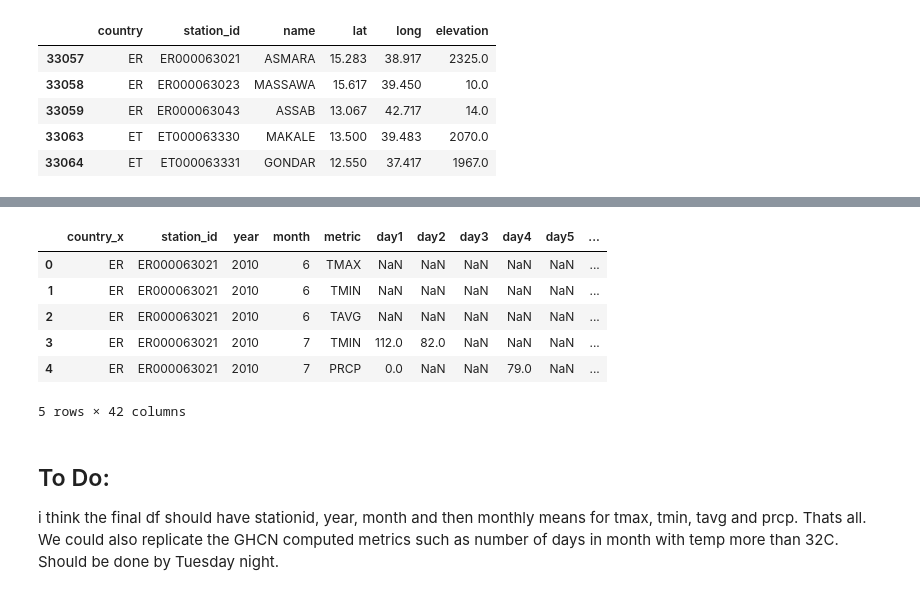
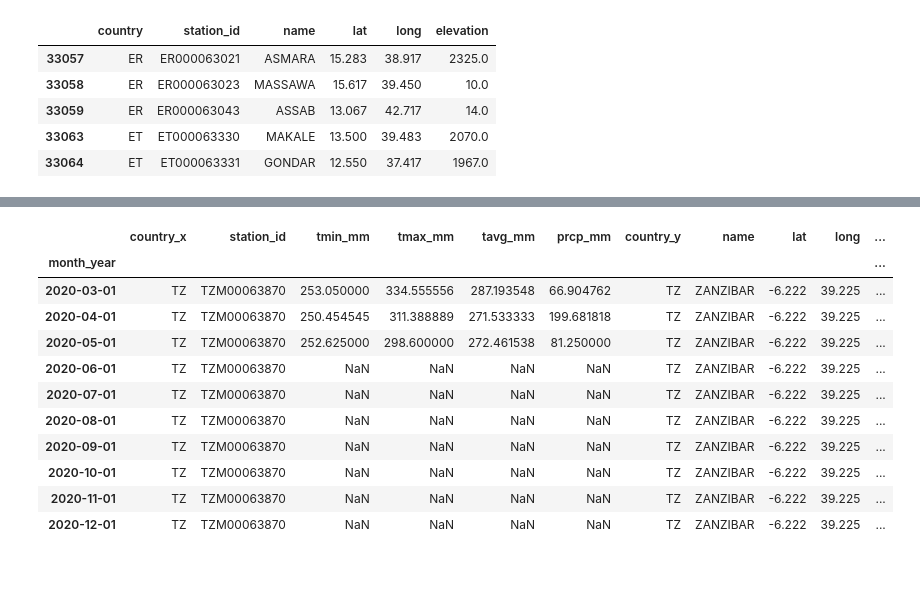
Before and after one commit to mrmauer/predicting_hunger, a Jupyter notebook: weather/Weather Data.ipynb, the cells around one changed output, grey strips where cells are left out. Drawn from its saved outputs; the diff is of its cells as text; code cells hidden in the pictures.

```diff
--- a/weather/Weather Data.ipynb
+++ b/weather/Weather Data.ipynb
@@ -92,9 +92,12 @@ wdf.head()
 | 4 | ER | ER000063021 | 1943 | 05 | TMAX | 230.0 | 220.0 | 220.0 | 190.0 | 230.0 | ... | ... |
 5 rows × 36 columns
 # %%
-# Convert the year and month to datetime and then keep only the post 2008 data.
+# Convert the year and month to datetime and then keep only the post 2008 data. Assign NaNs and compute monthly means.
 wdf['year'] = pd.to_datetime(wdf['year'], format='%Y').dt.year
 wdf['month'] = pd.to_datetime(wdf['month'], format='%m').dt.month
 wdf2008 = wdf[wdf['year']>2008]
-wdf2008.head()
+wdf2008.replace(-9999.0, np.NaN, inplace = True)
+wdf2008["mm_mean"] = wdf2008.iloc[:,4:36].mean(1)
+wdf2008 = wdf2008[wdf2008['metric']!='SNWD']
+wdf2008
 # %% [output]
@@ -183,18 +251,31 @@ stations_geodata.head()
+# %%
+list_of_stations = wdf2008.station_id.unique()
+
+# wdf2008.replace(-9999.0, np.NaN, inplace = True)
+# wdf2008["mm_mean"] = wdf2008.iloc[:,4:36].mean(1)
+
+list_of_transformed_dfs = []
+
+for station in list_of_stations:
+    list_of_transformed_dfs.append(transform_data(wdf2008[wdf2008['station_id']==station], station))
+# %%
+wdf2008transformed = pd.concat(list_of_transformed_dfs)
+wdf2008transformed.reset_index(inplace=True)
 # %%
 # Stations geodata is merged with the weather data based on station id. Then we replace -9999 with NaN and
 # add another column for montly metric means.
-wdf2008merged = wdf2008.merge(stations_geodata, how="left", on="station_id")
-wdf2008merged.replace(-9999.0, np.NaN, inplace = True)
-wdf2008merged["mm_mean"] = wdf2008merged.iloc[:,4:36].mean(1)
-wdf2008merged.head()
+wdf2008merged = wdf2008transformed.merge(stations_geodata, how="left", on="station_id").set_index('month_year')
+wdf2008merged.tail(10)
 # %% [output]
-|  | country_x | station_id | year | month | metric | day1 | day2 | day3 | day4 | day5 | ... |
-| 0 | ER | ER000063021 | 2010 | 6 | TMAX | NaN | NaN | NaN | NaN | NaN | ... |
-| 1 | ER | ER000063021 | 2010 | 6 | TMIN | NaN | NaN | NaN | NaN | NaN | ... |
-| 2 | ER | ER000063021 | 2010 | 6 | TAVG | NaN | NaN | NaN | NaN | NaN | ... |
-| 3 | ER | ER000063021 | 2010 | 7 | TMIN | 112.0 | 82.0 | NaN | NaN | NaN | ... |
-| 4 | ER | ER000063021 | 2010 | 7 | PRCP | 0.0 | NaN | NaN | 79.0 | NaN | ... |
+|  | country_x | station_id | tmin_mm | tmax_mm | tavg_mm | prcp_mm | country_y | name | lat | long | ... |
+| month_year |  |  |  |  |  |  |  |  |  |  | ... |
+| 2020-03-01 | TZ | TZM00063870 | 253.050000 | 334.555556 | 287.193548 | 66.904762 | TZ | ZANZIBAR | -6.222 | 39.225 | ... |
+| 2020-04-01 | TZ | TZM00063870 | 250.454545 | 311.388889 | 271.533333 | 199.681818 | TZ | ZANZIBAR | -6.222 | 39.225 | ... |
+| 2020-05-01 | TZ | TZM00063870 | 252.625000 | 298.600000 | 272.461538 | 81.250000 | TZ | ZANZIBAR | -6.222 | 39.225 | ... |
+| 2020-06-01 | TZ | TZM00063870 | NaN | NaN | NaN | NaN | TZ | ZANZIBAR | -6.222 | 39.225 | ... |
+| 2020-07-01 | TZ | TZM00063870 | NaN | NaN | NaN | NaN | TZ | ZANZIBAR | -6.222 | 39.225 | ... |
+| 2020-08-01 | TZ | TZM00063870 | NaN | NaN | NaN | NaN | TZ | ZANZIBAR | -6.222 | 39.225 | ... |
+| 2020-09-01 | TZ | TZM00063870 | NaN | NaN | NaN | NaN | TZ | ZANZIBAR | -6.222 | 39.225 | ... |
+| 2020-10-01 | TZ | TZM00063870 | NaN | NaN | NaN | NaN | TZ | ZANZIBAR | -6.222 | 39.225 | ... |
+| 2020-11-01 | TZ | TZM00063870 | NaN | NaN | NaN | NaN | TZ | ZANZIBAR | -6.222 | 39.225 | ... |
+| 2020-12-01 | TZ | TZM00063870 | NaN | NaN | NaN | NaN | TZ | ZANZIBAR | -6.222 | 39.225 | ... |
-5 rows × 42 columns
-# %% [markdown]
-## To Do:
-i think the final df should have stationid, year, month and then monthly means for tmax, tmin, tavg and prcp. Thats all. We could also replicate the GHCN computed metrics such as number of days in month with temp more than 32C. Should be done by Tuesday night.
```
Also changed, not shown: parts of 10 cells of this notebook, 1 other file.
